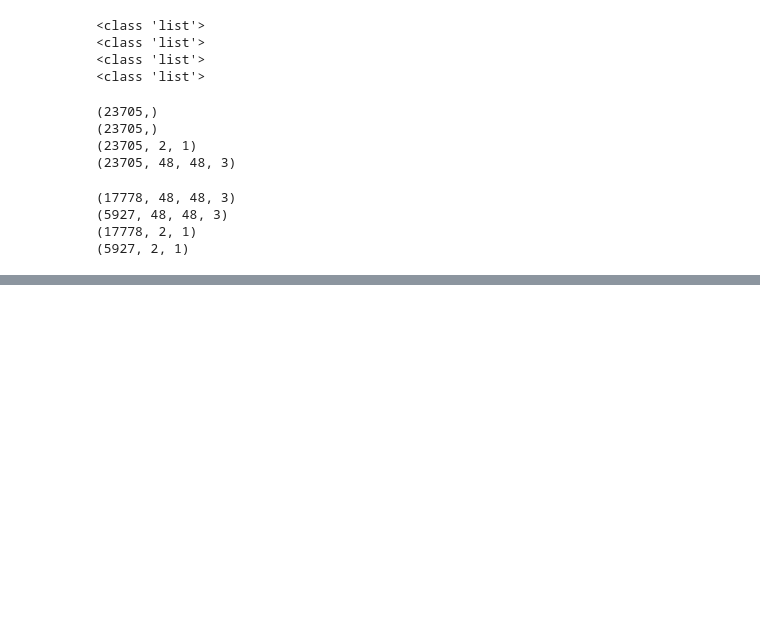
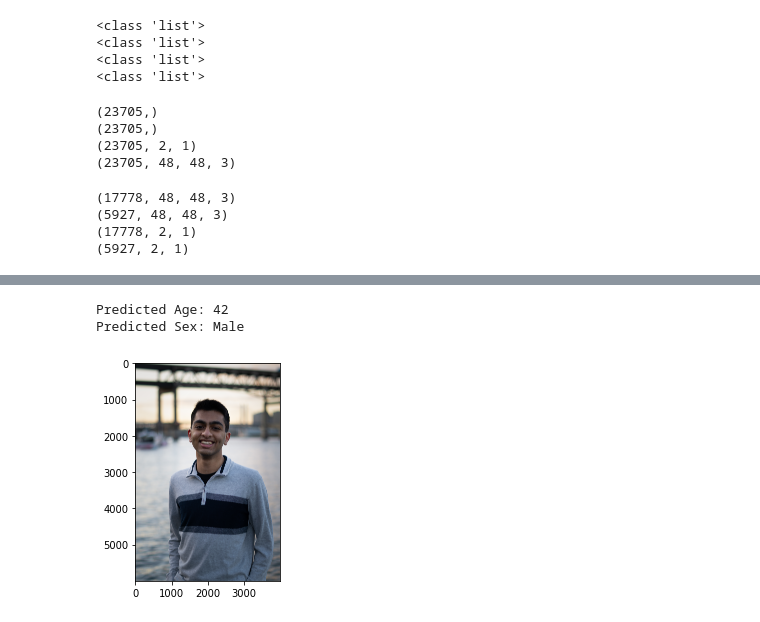
Before and after one commit to reeteshsudhakar/utk-image-classifier, a Jupyter notebook: utk-image-classification.ipynb, the cells around one changed output, grey strips where cells are left out. Drawn from its saved outputs; the diff is of its cells as text; code cells hidden in the pictures; blank space fills up the shorter version.

```diff
--- a/utk-image-classification.ipynb
+++ b/utk-image-classification.ipynb
@@ -436,0 +458,21 @@ plt.show()
+# %%
+img = cv2.imread('ree4.jpg')
+img = cv2.resize(img,(48,48))
+img = np.reshape(img,[48,48,3])
+pred_1 = Model.predict(np.array([img]))
+
+age=int(np.round(pred_1[1][0]))
+sex=int(np.round(pred_1[0][0]))
+# %%
+pred_1=Model.predict(np.array([img]))
+sex_f=['Male','Female']
+print("Predicted Age: "+ str(age))
+print("Predicted Sex: "+ sex_f[sex])
+images = cv2.imread('ree4.jpg')
+images = cv2.cvtColor(images, cv2.COLOR_BGR2RGB)
+plt.imshow(images)
+plt.show()
+# %% [output]
+Predicted Age: 42
+Predicted Sex: Male
+[figure, added]
```
Also changed, not shown: parts of 12 cells of this notebook, 5 other files.
